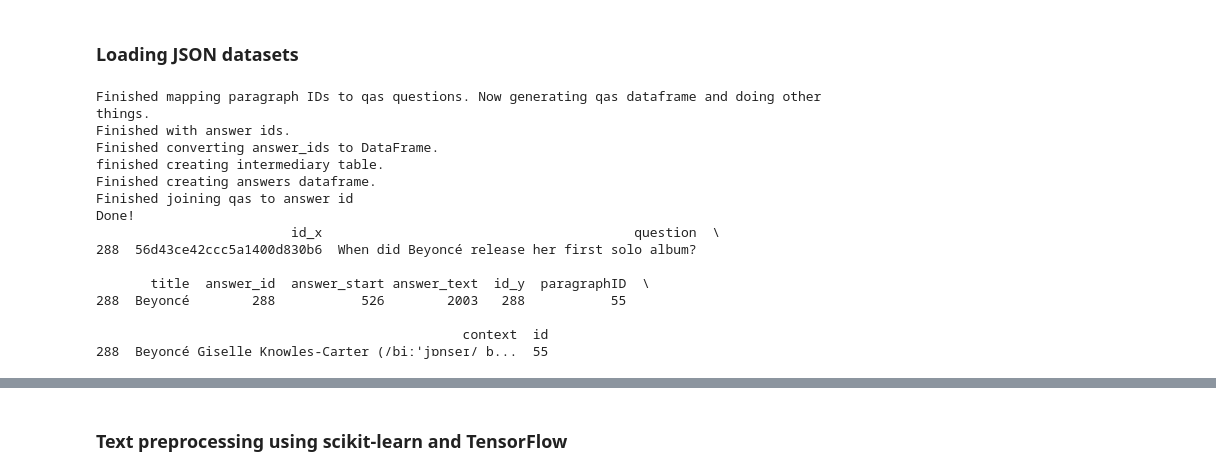
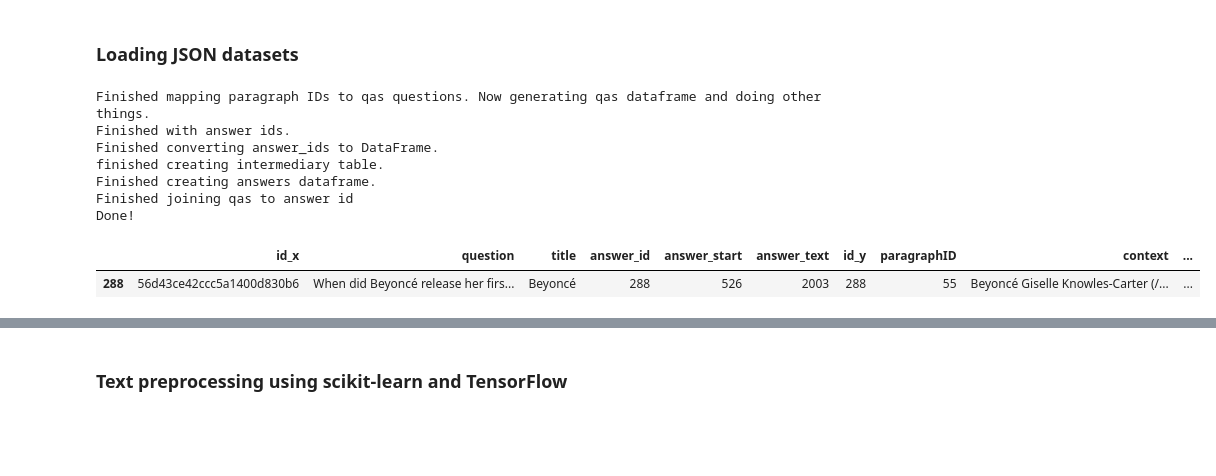
Before and after one commit to moonman239/Capstone-project, a Jupyter notebook: Capstone project prep.ipynb, the cells around one changed output, grey strips where cells are left out. Drawn from its saved outputs; the diff is of its cells as text; code cells hidden in the pictures; blank space fills up the shorter version.

```diff
--- a/Capstone project prep.ipynb
+++ b/Capstone project prep.ipynb
@@ -98,23 +98,18 @@ def readFile(filename):
 # %%
 # Test case.
 dataFrame = readFile("train-v1.1.json")
-print (dataFrame.loc[dataFrame["question"] == "When did Beyoncé release her first solo album?"])
+from IPython.display import display
+display (dataFrame.loc[dataFrame["question"] == "When did Beyoncé release her first solo album?"])
 # %% [output]
 Finished mapping paragraph IDs to qas questions. Now generating qas dataframe and doing other things.
 Finished with answer ids.
 Finished converting answer_ids to DataFrame.
 finished creating intermediary table.
 Finished creating answers dataframe.
 Finished joining qas to answer id
 Done!
-                         id_x                                        question  \
-288  56d43ce42ccc5a1400d830b6  When did Beyoncé release her first solo album?
-
-       title  answer_id  answer_start answer_text  id_y  paragraphID  \
-288  Beyoncé        288           526        2003   288           55
-
-                                               context  id
-288  Beyoncé Giselle Knowles-Carter (/biːˈjɒnseɪ/ b...  55
+|  | id_x | question | title | answer_id | answer_start | answer_text | id_y | paragraphID | context | ... |
+| 288 | 56d43ce42ccc5a1400d830b6 | When did Beyoncé release her firs... | Beyoncé | 288 | 526 | 2003 | 288 | 55 | Beyoncé Giselle Knowles-Carter (/... | ... |
 # %%
 # Test that the above code works.
 import json
```
Also changed, not shown: parts of 1 cell of this notebook.
